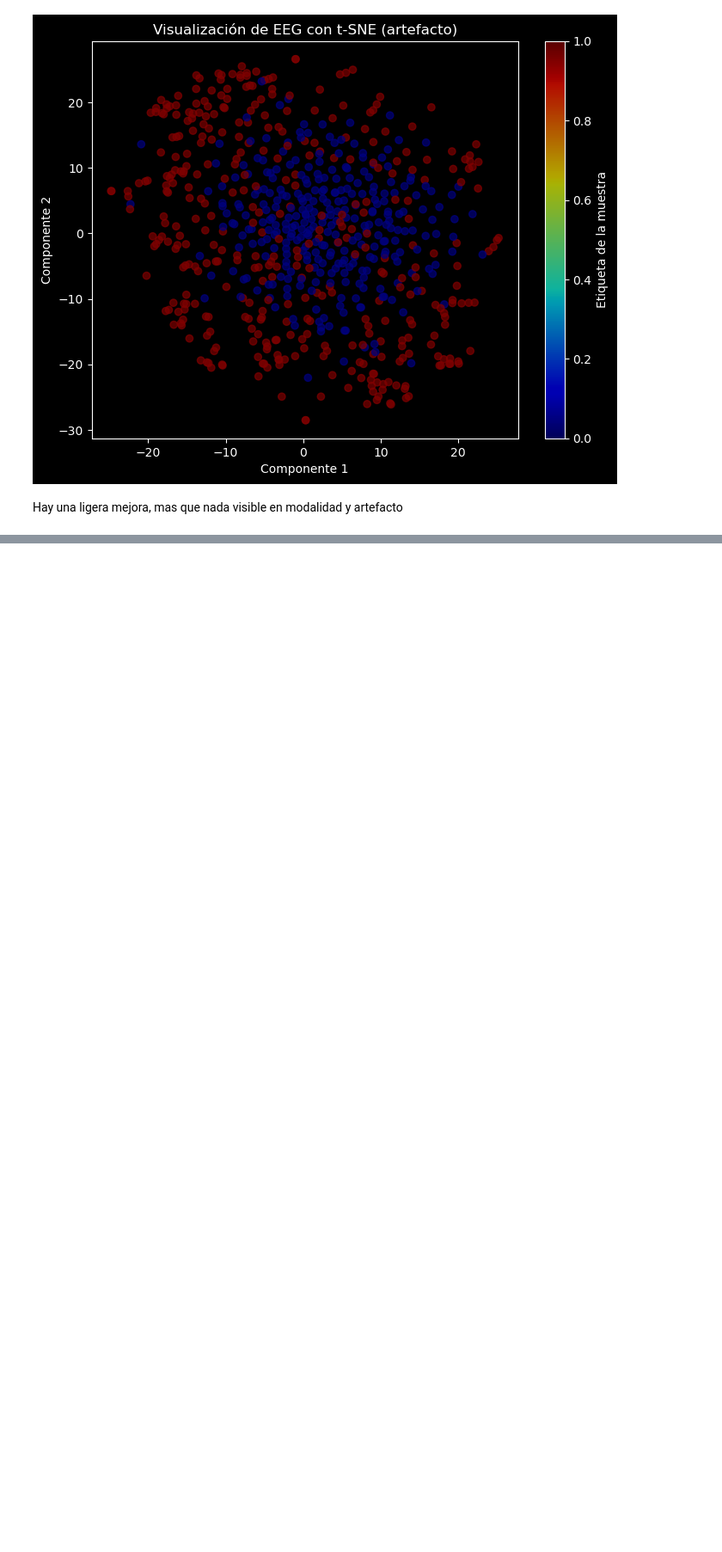
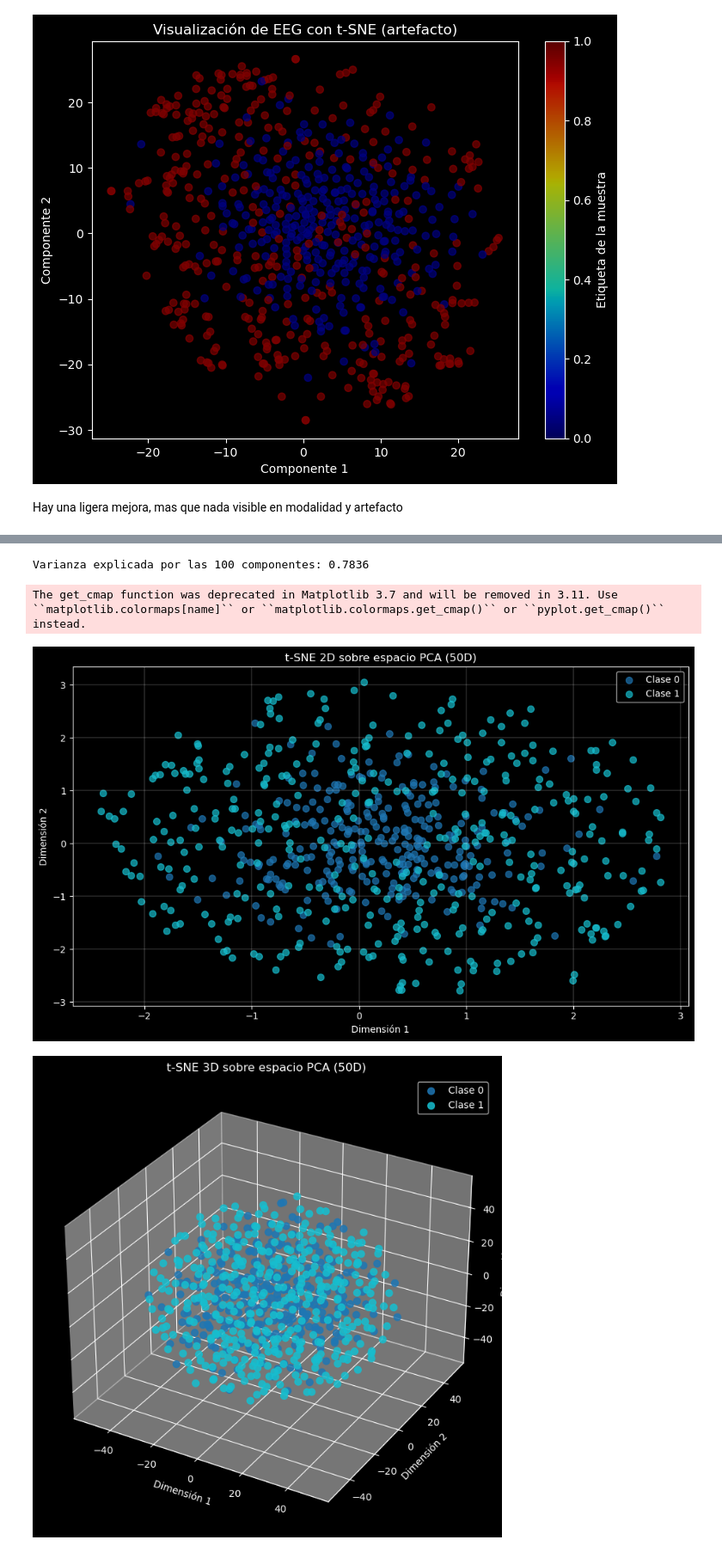
Before and after one commit to enzocatorano/ExtracurricularSinc, a Jupyter notebook: tSNE_visualizacion.ipynb, the cells around one changed output, grey strips where cells are left out. Shown at 86% size. Saved outputs shown, nothing was run; the diff lists cells and outputs as text; code cells hidden in the pictures; blank space fills up the shorter version.

Commit message:
Puesta a punto de varias funciones y primeros MLP (otra vez)

```diff
--- a/tSNE_visualizacion.ipynb
+++ b/tSNE_visualizacion.ipynb
@@ -102,0 +213,80 @@ Hay una ligera mejora, mas que nada visible en modalidad y artefacto
+# %%
+sujeto = 1
+prediccion = 'artefacto'
+datos = mbp.DataSetEEG(sujeto)
+datos.dejar_etiqueta(prediccion)
+
+x = datos[:][0]
+y = datos[:][1]
+# %%
+# === 1. Datos de entrada ===
+# eeg_data: (688, 24576)
+# labels:   (688,)
+assert x.shape == (688, 24576)
+assert y.shape == (688,)
+
+# === 2. Escalar ===
+scaler = StandardScaler()
+eeg_scaled = scaler.fit_transform(x)
+
+# === 3. PCA (reducción previa) ===
+pca = PCA(n_components=100)
+eeg_pca50 = pca.fit_transform(eeg_scaled)
+print(f'Varianza explicada por las 100 componentes: {np.sum(pca.explained_variance_ratio_):.4f}')
+
+# === 4. t-SNE sobre espacio PCA ===
+tsne_2d = TSNE(n_components=2, perplexity=100, init='pca', learning_rate='auto', random_state=42)
+eeg_tsne_2d = tsne_2d.fit_transform(eeg_pca50)
+
+tsne_3d = TSNE(n_components=3, perplexity=100, init='pca', learning_rate='auto', random_state=42)
+eeg_tsne_3d = tsne_3d.fit_transform(eeg_pca50)
+
+# === 5. Visualización 2D ===
+plt.figure(figsize=(10, 6))
+classes = np.unique(y)
+colors = plt.cm.get_cmap('tab10', len(classes))
+
+for i, class_label in enumerate(classes):
+    idx = y == class_label
+    plt.scatter(
+        eeg_tsne_2d[idx, 0], eeg_tsne_2d[idx, 1],
+        label=f'Clase {class_label}',
+        alpha=0.7,
+        s=50,
+        color=colors(i)
+    )
+
+plt.title('t-SNE 2D sobre espacio PCA (50D)')
+plt.xlabel('Dimensión 1')
+plt.ylabel('Dimensión 2')
+plt.legend()
+plt.grid(True, linewidth = 0.2)
+plt.tight_layout()
+plt.show()
+
+# === 6. Visualización 3D ===
+fig = plt.figure(figsize=(10, 7))
+ax = fig.add_subplot(111, projection='3d')
+
+for i, class_label in enumerate(classes):
+    idx = y == class_label
+    ax.scatter(
+        eeg_tsne_3d[idx, 0], eeg_tsne_3d[idx, 1], eeg_tsne_3d[idx, 2],
+        label=f'Clase {class_label}',
+        alpha=0.85,
+        s=50,
+        color=colors(i)
+    )
+
+ax.set_title('t-SNE 3D sobre espacio PCA (50D)')
+ax.set_xlabel('Dimensión 1')
+ax.set_ylabel('Dimensión 2')
+ax.set_zlabel('Dimensión 3')
+ax.legend()
+plt.tight_layout()
+plt.show()
+# %% [output]
+Varianza explicada por las 100 componentes: 0.7836
+The get_cmap function was deprecated in Matplotlib 3.7 and will be removed in 3.11. Use ``matplotlib.colormaps[name]`` or ``matplotlib.colormaps.get_cmap()`` or ``pyplot.get_cmap()`` instead.
+[figure, added]
+[figure, added]
```
Also changed, not shown: parts of 10 cells of this notebook, 2 other files.
